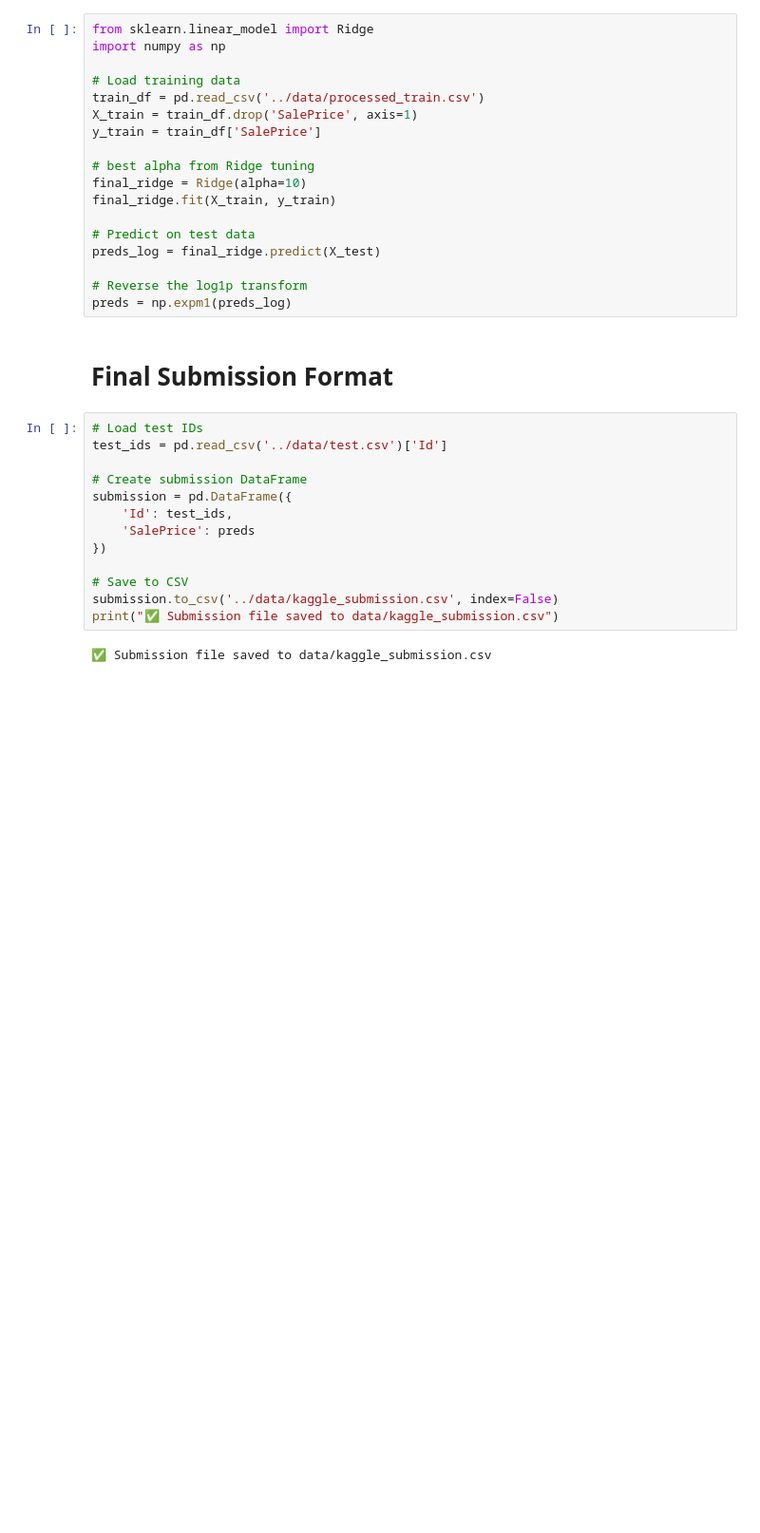
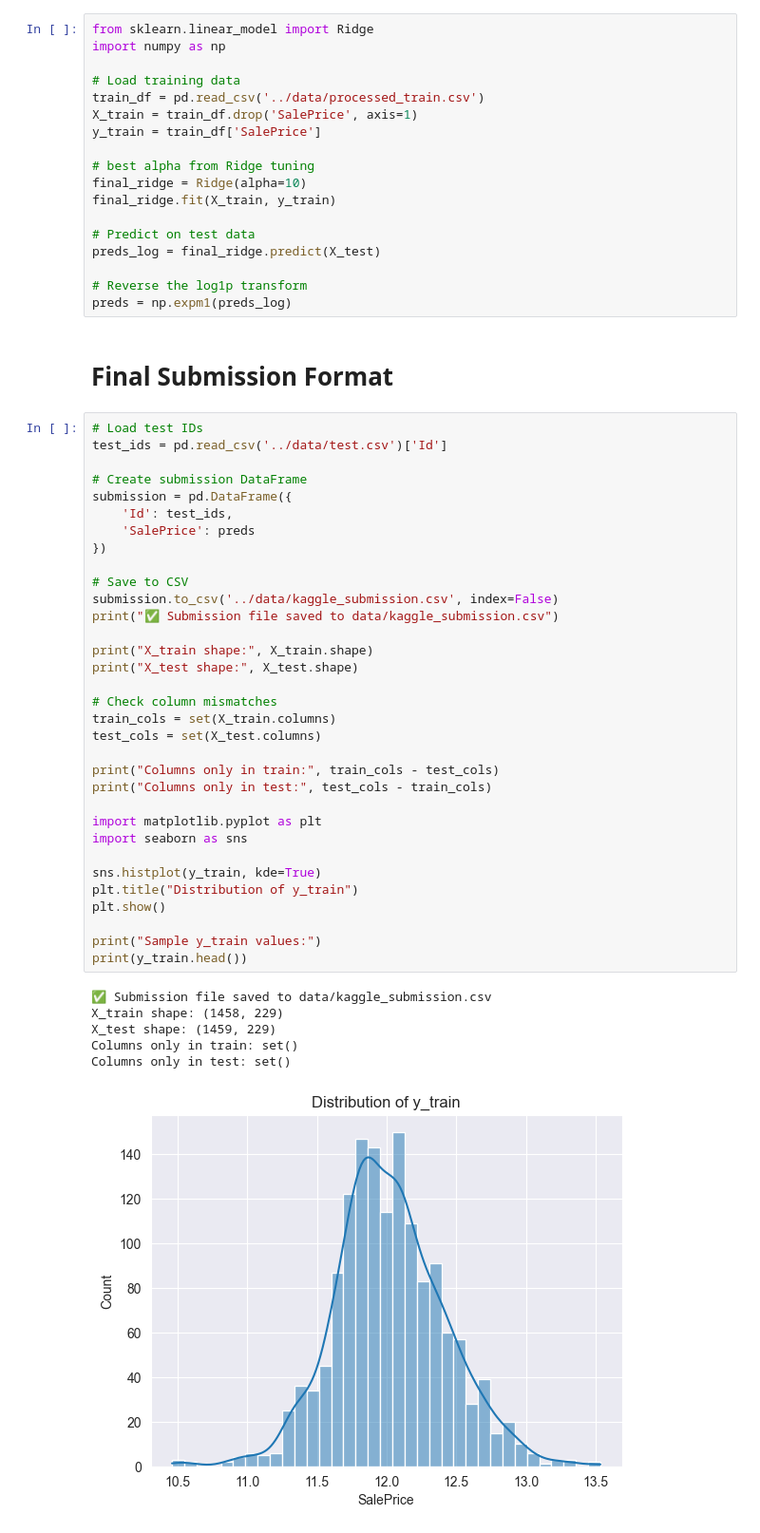
Before and after one commit to mattdean-cu/HousePricing, a Jupyter notebook: notebooks/06_final_evaluation.ipynb, the cells around one changed output. Shown at 95% size. Cells and saved outputs as stored; diff of their text form; blank space fills up the shorter version.

```diff
--- a/notebooks/06_final_evaluation.ipynb
+++ b/notebooks/06_final_evaluation.ipynb
@@ -77,15 +77,40 @@ preds = np.expm1(preds_log)
 # %%
 # Load test IDs
 test_ids = pd.read_csv('../data/test.csv')['Id']
 
 # Create submission DataFrame
 submission = pd.DataFrame({
     'Id': test_ids,
     'SalePrice': preds
 })
 
 # Save to CSV
 submission.to_csv('../data/kaggle_submission.csv', index=False)
 print("✅ Submission file saved to data/kaggle_submission.csv")
+
+print("X_train shape:", X_train.shape)
+print("X_test shape:", X_test.shape)
+
+# Check column mismatches
+train_cols = set(X_train.columns)
+test_cols = set(X_test.columns)
+
+print("Columns only in train:", train_cols - test_cols)
+print("Columns only in test:", test_cols - train_cols)
+
+import matplotlib.pyplot as plt
+import seaborn as sns
+
+sns.histplot(y_train, kde=True)
+plt.title("Distribution of y_train")
+plt.show()
+
+print("Sample y_train values:")
+print(y_train.head())
 # %% [output]
 ✅ Submission file saved to data/kaggle_submission.csv
+X_train shape: (1458, 229)
+X_test shape: (1459, 229)
+Columns only in train: set()
+Columns only in test: set()
+[figure, added]
```
Also changed, not shown: parts of 1 cell of this notebook.
